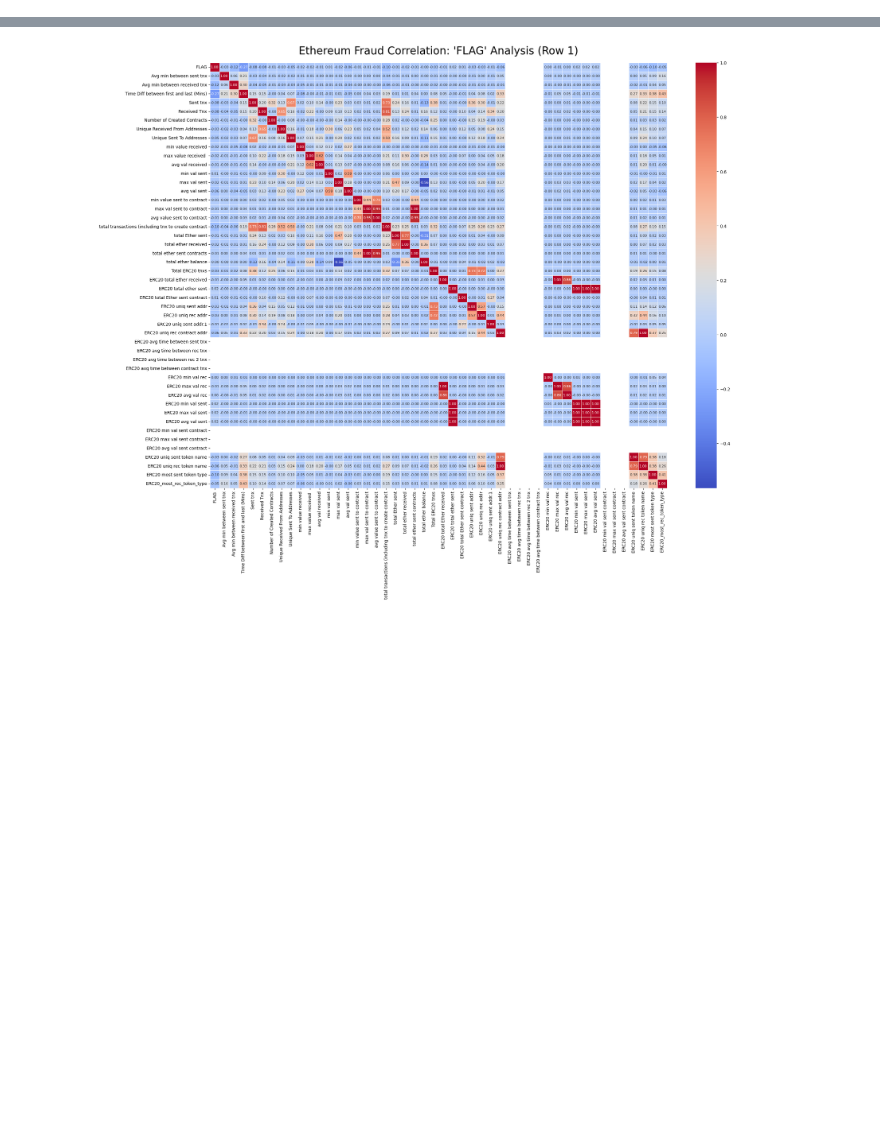
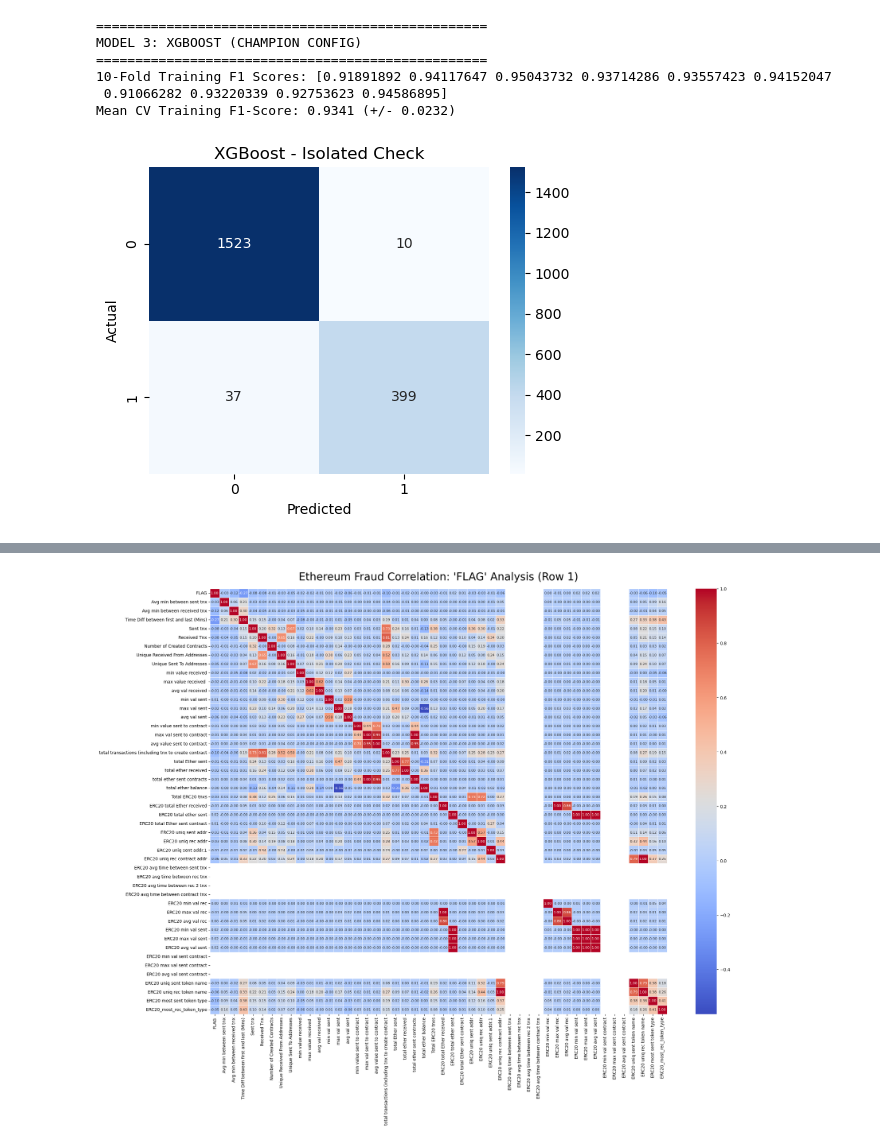
Before and after one commit to dondon-ri/Ethereum-Fraud-Detection, a Jupyter notebook: Models.ipynb, the cells around one changed output, grey strips where cells are left out. Saved outputs shown, nothing was run; the diff lists cells and outputs as text; code cells hidden in the pictures; blank space fills up the shorter version.

```diff
--- a/Models.ipynb
+++ b/Models.ipynb
@@ -89,0 +146,47 @@ plt.show()
+# %%
+print("\n==================================================")
+print("MODEL 3: XGBOOST (CHAMPION CONFIG)")
+print("==================================================")
+
+# Initialize
+xgb_model = XGBClassifier(eval_metric='logloss', scale_pos_weight=xgb_scale_weight, random_state=42)
+
+# Cross-Validation Score
+xgb_cv_scores = cross_val_score(xgb_model, X_train, y_train, cv=cv_strategy, scoring='f1')
+print(f"10-Fold Training F1 Scores: {xgb_cv_scores}")
+print(f"Mean CV Training F1-Score: {xgb_cv_scores.mean():.4f} (+/- {xgb_cv_scores.std() * 2:.4f})")
+
+# Fit & Predict on Final Test Split
+xgb_model.fit(X_train, y_train)
+y_pred_xgb = xgb_model.predict(X_test)
+
+# Evaluation Mapping
+xgb_report = classification_report(y_test, y_pred_xgb, output_dict=True)
+model_performance = [m for m in model_performance if m["Model"] != "XGBoost"]
+model_performance.append({
+    "Model": "XGBoost",
+    "F1-Score": xgb_report['1']['f1-score'],
+    "Precision": xgb_report['1']['precision'],
+    "Recall": xgb_report['1']['recall'],
+    "Accuracy": round(xgb_report['accuracy'], 4)
+})
+
+xgb_model.fit(X_train, y_train)
+y_pred_xgb = xgb_model.predict(X_test) # Saved in memory
+
+# Print out its own isolated plot immediately for this cell block
+plt.figure(figsize=(5, 4))
+sns.heatmap(confusion_matrix(y_test, y_pred_xgb), annot=True, fmt='d', cmap='Blues')
+plt.title("XGBoost - Isolated Check")
+plt.xlabel("Predicted")
+plt.ylabel("Actual")
+plt.tight_layout()
+plt.show()
+# %% [output]
+==================================================
+MODEL 3: XGBOOST (CHAMPION CONFIG)
+==================================================
+10-Fold Training F1 Scores: [0.91891892 0.94117647 0.95043732 0.93714286 0.93557423 0.94152047
+ 0.91066282 0.93220339 0.92753623 0.94586895]
+Mean CV Training F1-Score: 0.9341 (+/- 0.0232)
+[figure, added]
```
Also changed, not shown: parts of 16 cells of this notebook.
